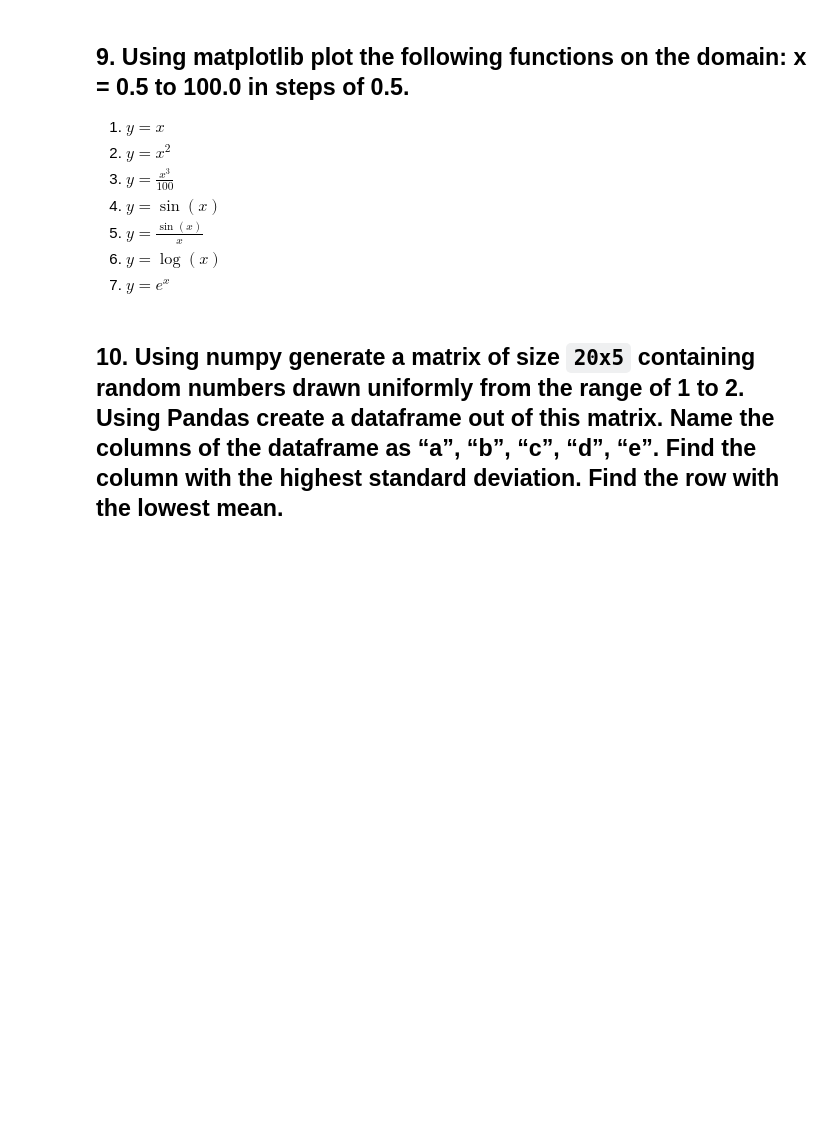
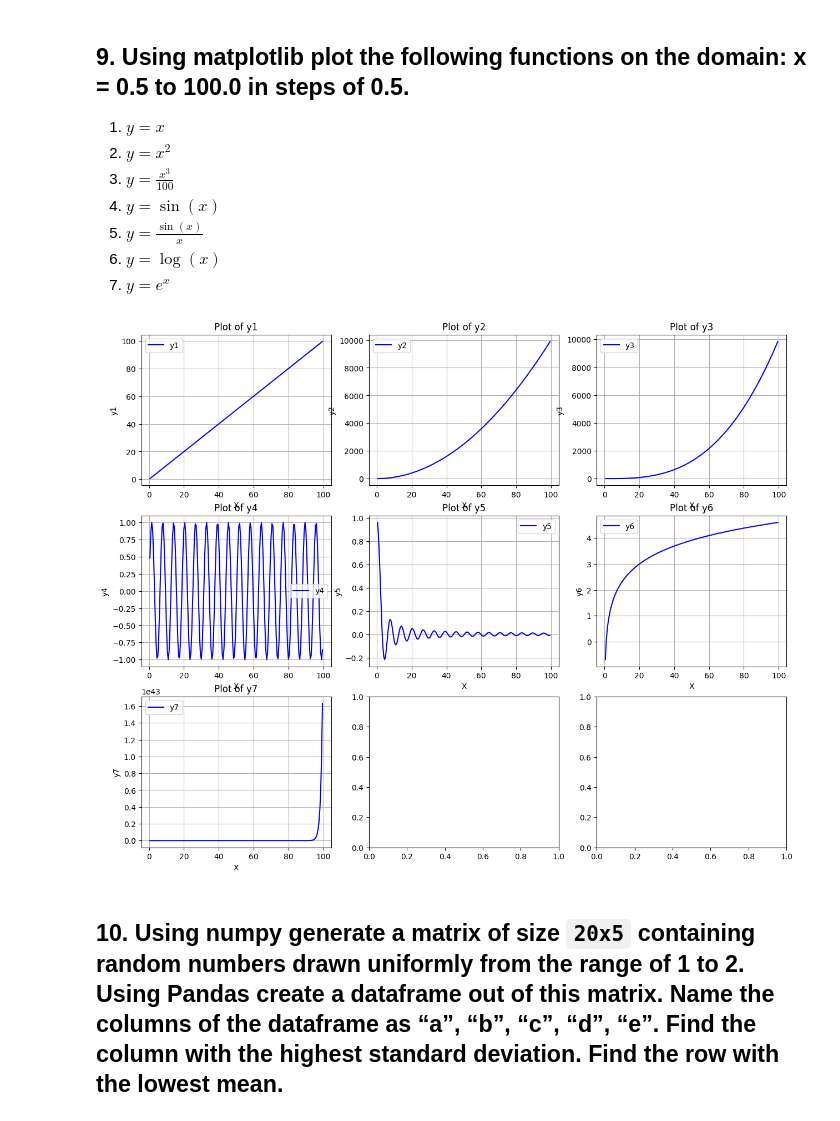
Before and after one commit to pro-laxmi/es-335_2025_prerequisite_exam, a Jupyter notebook: submission.ipynb, the cells around one changed output. Drawn from its saved outputs; the diff is of its cells as text; code cells hidden in the pictures; blank space fills up the shorter version.

```diff
--- a/submission.ipynb
+++ b/submission.ipynb
@@ -117,2 +207,10 @@ $$ z = x^2y + y^3\sin(x) $$
 # %% [markdown]
 ## 6. Use `sympy` to confirm that you obtain the same gradient analytically.
+# %%
+import sympy as sp
+
+x, y = sp.symbols('x y')
+f = x**2 * y + y**3 * sp.sin(x)
+
+grad_sympy = [sp.diff(f, var) for var in (x, y)]
+grad_sympy
@@ -146,5 +359,25 @@ $$ z = x^2y + y^3\sin(x) $$
 5. $y = \frac{\sin(x)}{x}$
 6. $y = \log(x)$
 7. $y = e^x$
+# %%
+X = np.arange(0.5, 100, 0.5)
+y1 = X
+y2 = np.power(X, 2)
+y3 = (np.power(X,3))/100
+y4 = np.sin(X)
+y5 = y4/X
+y6 = np.log(X)
+y7 = np.exp(X)
+
+fig, axs = plt.subplots(3, 3, figsize=(15, 12))
+for i in range(7):
+    axs[i//3, i%3].plot(X, eval(f'y{i+1}'), label=f'y{i+1}', color='blue')
+    axs[i//3, i%3].set_title(f'Plot of y{i+1}')
+    axs[i//3, i%3].set_xlabel('X')
+    axs[i//3, i%3].set_ylabel(f'y{i+1}')
+    axs[i//3, i%3].legend()
+    axs[i//3, i%3].grid()
+# %% [output]
+[figure, added]
 # %% [markdown]
 ## 10. Using numpy generate a matrix of size `20x5` containing random numbers drawn uniformly from the range of 1 to 2. Using Pandas create a dataframe out of this matrix. Name the columns of the dataframe as “a”, “b”, “c”, “d”, “e”. Find the column with the highest standard deviation. Find the row with the lowest mean.
```
Also changed, not shown: parts of 14 cells of this notebook.
